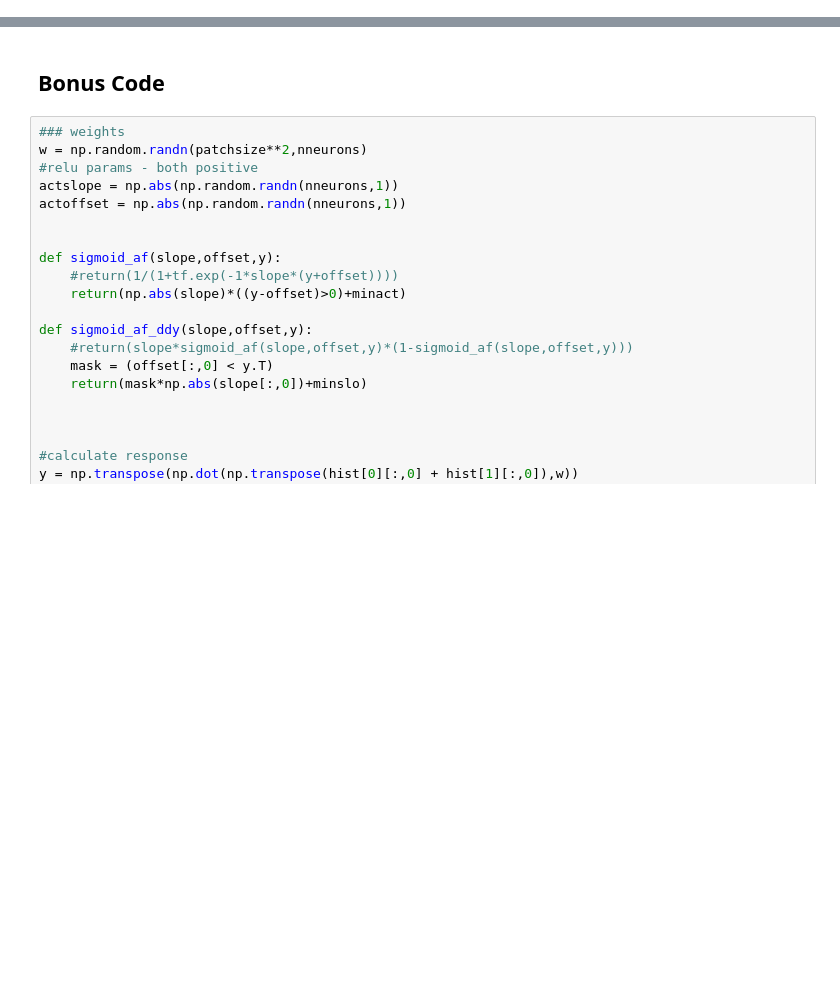
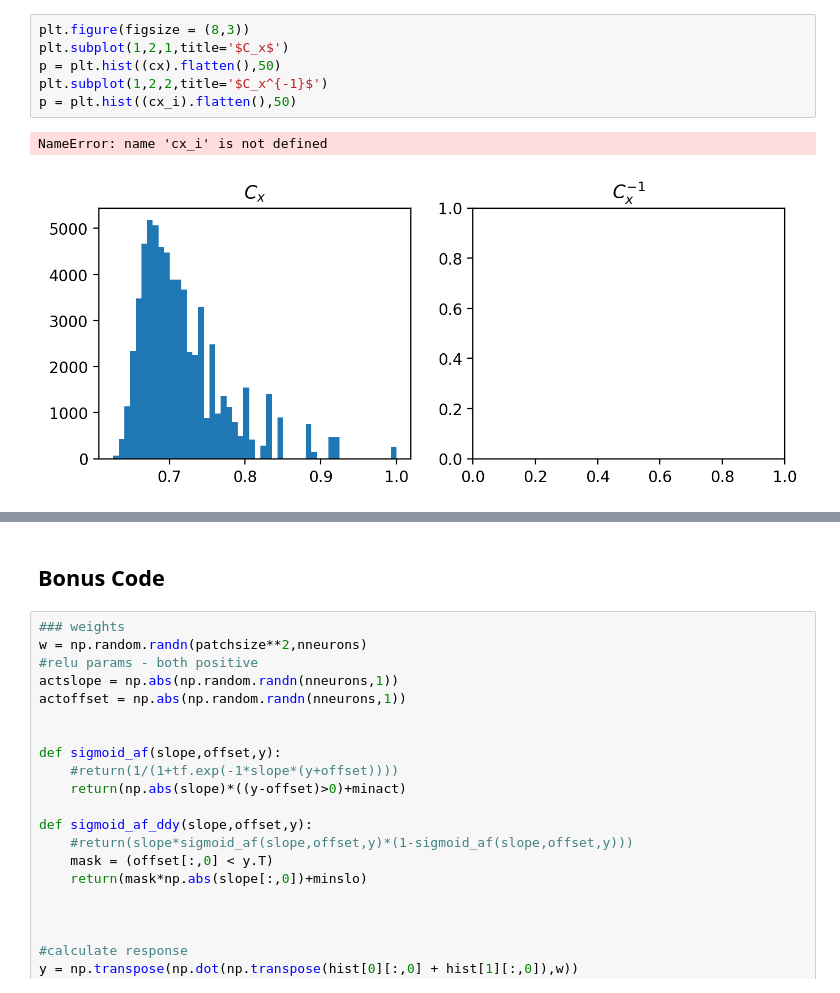
Before and after one commit to vdutell/karklinsimoncelli2011, a Jupyter notebook: Reimplementing Model - Karklin & Simoncelli 2011 .ipynb, the cells around one changed output, grey strips where cells are left out. Cells and saved outputs as stored; diff of their text form; blank space fills up the shorter version.

```diff
--- a/Reimplementing Model - Karklin & Simoncelli 2011 .ipynb
+++ b/Reimplementing Model - Karklin & Simoncelli 2011 .ipynb
@@ -115,3 +340,12 @@ plt.colorbar()
+# %%
+plt.figure(figsize = (8,3))
+plt.subplot(1,2,1,title='$C_x$')
+p = plt.hist((cx).flatten(),50)
+plt.subplot(1,2,2,title='$C_x^{-1}$')
+p = plt.hist((cx_i).flatten(),50)
+# %% [output]
+NameError: name 'cx_i' is not defined
+[figure, added]
 # %%
 #input image
 x = tf.placeholder(tf.float32, shape=(patchsize**2,batchsize),name='input_image')
```
Also changed, not shown: parts of 23 cells of this notebook, 4 other files.
